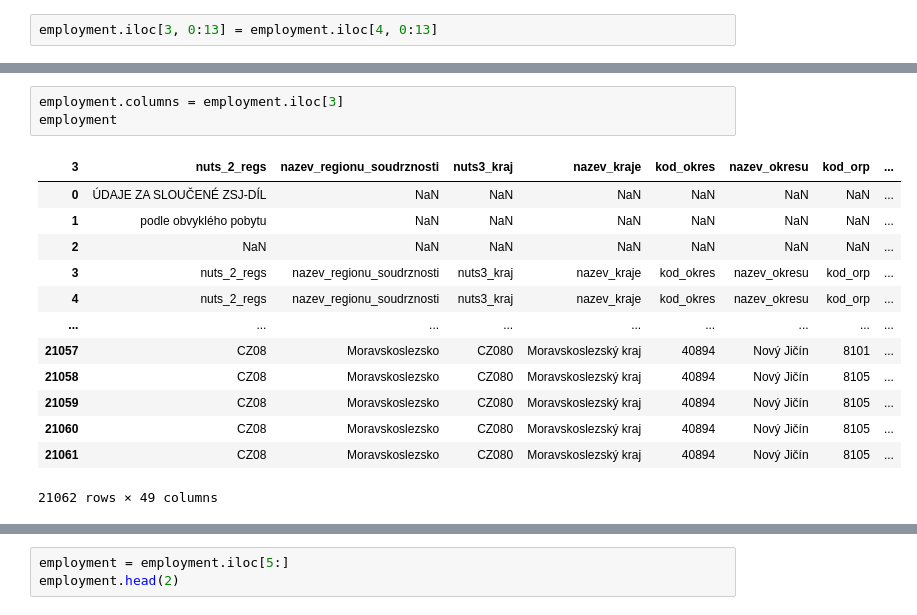
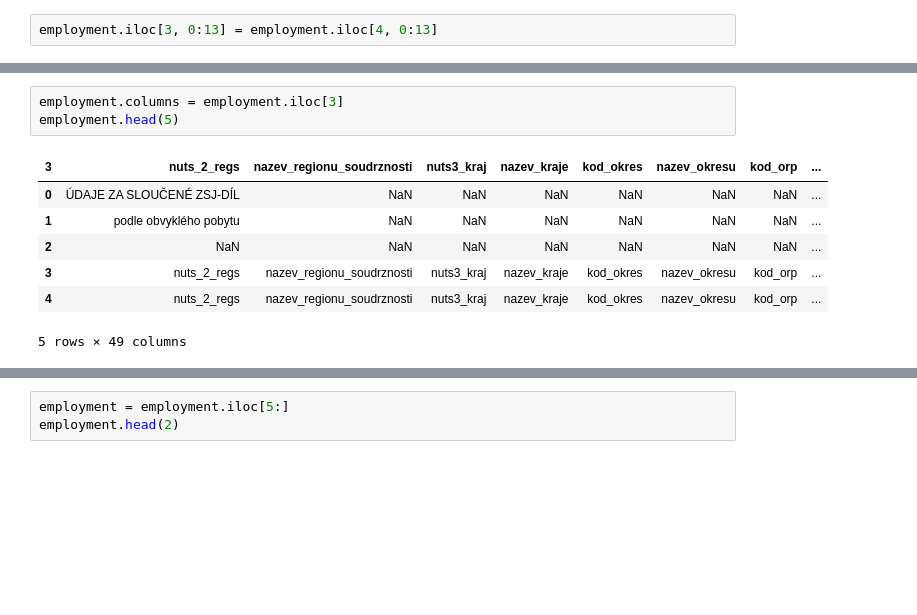
Before and after one commit to uscuni/people_places, a Jupyter notebook: Notebooks/czechia/census_nadzsjd.ipynb, the cells around one changed output, grey strips where cells are left out. Cells and saved outputs as stored; diff of their text form; blank space fills up the shorter version.

```diff
--- a/Notebooks/czechia/census_nadzsjd.ipynb
+++ b/Notebooks/czechia/census_nadzsjd.ipynb
@@ -292,17 +126,11 @@ employment.iloc[:, 7:15]
 # %%
 employment.columns = employment.iloc[3]
-employment
+employment.head(5)
 # %% [output]
 | 3 | nuts_2_regs | nazev_regionu_soudrznosti | nuts3_kraj | nazev_kraje | kod_okres | nazev_okresu | kod_orp | ... |
 | 0 | ÚDAJE ZA SLOUČENÉ ZSJ-DÍL | NaN | NaN | NaN | NaN | NaN | NaN | ... |
 | 1 | podle obvyklého pobytu | NaN | NaN | NaN | NaN | NaN | NaN | ... |
 | 2 | NaN | NaN | NaN | NaN | NaN | NaN | NaN | ... |
 | 3 | nuts_2_regs | nazev_regionu_soudrznosti | nuts3_kraj | nazev_kraje | kod_okres | nazev_okresu | kod_orp | ... |
 | 4 | nuts_2_regs | nazev_regionu_soudrznosti | nuts3_kraj | nazev_kraje | kod_okres | nazev_okresu | kod_orp | ... |
-| ... | ... | ... | ... | ... | ... | ... | ... | ... |
-| 21057 | CZ08 | Moravskoslezsko | CZ080 | Moravskoslezský kraj | 40894 | Nový Jičín | 8101 | ... |
-| 21058 | CZ08 | Moravskoslezsko | CZ080 | Moravskoslezský kraj | 40894 | Nový Jičín | 8105 | ... |
-| 21059 | CZ08 | Moravskoslezsko | CZ080 | Moravskoslezský kraj | 40894 | Nový Jičín | 8105 | ... |
-| 21060 | CZ08 | Moravskoslezsko | CZ080 | Moravskoslezský kraj | 40894 | Nový Jičín | 8105 | ... |
-| 21061 | CZ08 | Moravskoslezsko | CZ080 | Moravskoslezský kraj | 40894 | Nový Jičín | 8105 | ... |
-21062 rows × 49 columns
+5 rows × 49 columns
```
Also changed, not shown: parts of 37 cells of this notebook.
